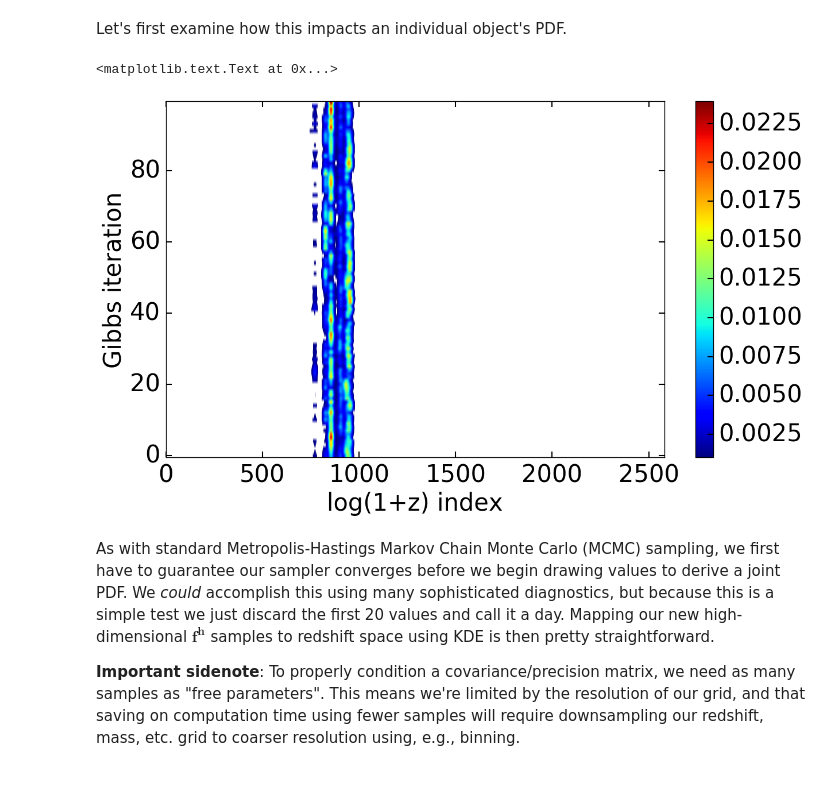
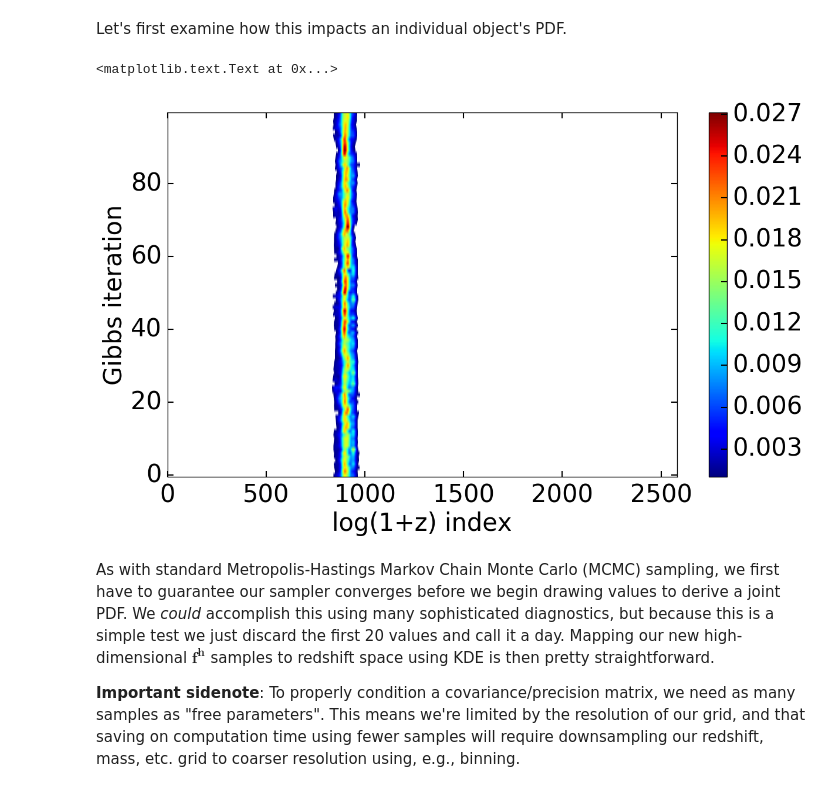
Before and after one commit to joshspeagle/frankenz, a Jupyter notebook: frankenz_hierarchical.ipynb, the cells around one changed output. Cells and saved outputs as stored; diff of their text form; code cells hidden in the pictures.

Commit message:
fixed tests
modified results with new likelihood

```diff
--- a/frankenz_hierarchical.ipynb
+++ b/frankenz_hierarchical.ipynb
@@ -161,2 +161,7 @@ Number of censored testing objects: 5338
 # %% [markdown]
 Filling in missing quantities...
+# %%
+# initialize WINBET instances
+winbet_train,winbet_test=fz.WINBET(Ntrees=25),fz.WINBET(Ntrees=25) # intialize WINBET (Ntrees=100,Nleaf=10)
+winbet_train.train(phot_train_d,var_train_d,mask_train_d,mag_train_d,magerr_train_d,mdict)
+winbet_test.train(phot_test_d,var_test_d,mask_test_d,mag_test_d,magerr_test_d,mdict)
@@ -163,8 +170,5 @@ Filling in missing quantities...
 # %%
 # compute mean quantities
-reload(fz)
-p1,v1=fz.impute_winbet(phot_train_d,var_train_d,mask_train_d,mag_train_d,magerr_train_d,mdict,
-                       impute_type='mean',Nleaf=10,Ntrees=10)
-p2,v2=fz.impute_winbet(phot_test_d,var_test_d,mask_test_d,mag_test_d,magerr_test_d,mdict,
-                       impute_type='mean',Nleaf=10,Ntrees=10)
+p1,v1=winbet_train.impute(phot_train_d,var_train_d,mask_train_d,impute_type='mean')
+p2,v2=winbet_test.impute(phot_test_d,var_test_d,mask_test_d,impute_type='mean')
 # %% [output]
@@ -210,7 +214,7 @@ Unlike the case in Leistedt et al. (2016), we actually are working with a large
 # %% [markdown]
 Let's not get too far ahead of ourselves though. Let's first compute the FRANKEN-Z sparse likelihoods.
 # %%
-reload(fz)
-frankenz=fz.FRANKENZ(N_members=25,n_neighbors=10) # default values: N_MC=100, N_neighbors=10
-model_obj,model_Nobj,model_ll,model_Nbands=frankenz.predict(p1,sqrt(v1),mask_train_d,p2,sqrt(v2),mask_test_d)
+frankenz=fz.FRANKENZ(N_members=25) # default values: N_MC=100, N_neighbors=10
+model_obj,model_Nobj,model_ll,model_Nbands=frankenz.predict(p1,sqrt(v1),mask_train_d,p2,sqrt(v2),mask_test_d,
+                                                           impute_train=winbet_train,impute_test=winbet_test)
 # %% [output]
@@ -327,23 +343,23 @@ for i in xrange(N_samples-1):
 # %% [markdown]
 Let's first examine how this impacts an individual object's PDF.
 # %%
-j=6 # object index
+j=1 # object index
 temp=array([fz.pdf_kde_dict(rdict.sig_dict,rdict.sig_width,
                             lzidx_train_d[model_obj[j][:model_Nobj[j]]],lzeidx_train_d[model_obj[j][:model_Nobj[j]]],
                             model_like[j][:model_Nobj[j]]*fh_t[i][model_obj[j][:model_Nobj[j]]],
                             rdict.grid,rdict.delta,rdict.Ngrid) for i in xrange(N_samples)])
 temp/=temp.sum(axis=1)[:,None]
 
 figure(figsize=(14,8))
 cmap=matplotlib.cm.jet
 cmap.set_bad('white',1.)
 imshow(ma.array(temp,mask=temp<1e-3),aspect='auto',cmap=cmap,origin='lower')
 colorbar()
 xlabel('log(1+z) index')
 ylabel('Gibbs iteration')
 # %% [output]
 <matplotlib.text.Text at 0x...>
-[figure, old version]
+[figure, new version]
 # %% [markdown]
 As with standard Metropolis-Hastings Markov Chain Monte Carlo (MCMC) sampling, we first have to guarantee our sampler converges before we begin drawing values to derive a joint PDF. We *could* accomplish this using many sophisticated diagnostics, but because this is a simple test we just discard the first 20 values and call it a day. Mapping our new high-dimensional $\mathbf{f^h}$ samples to redshift space using KDE is then pretty straightforward.
 
```
Also changed, not shown: parts of 8 cells of this notebook.
